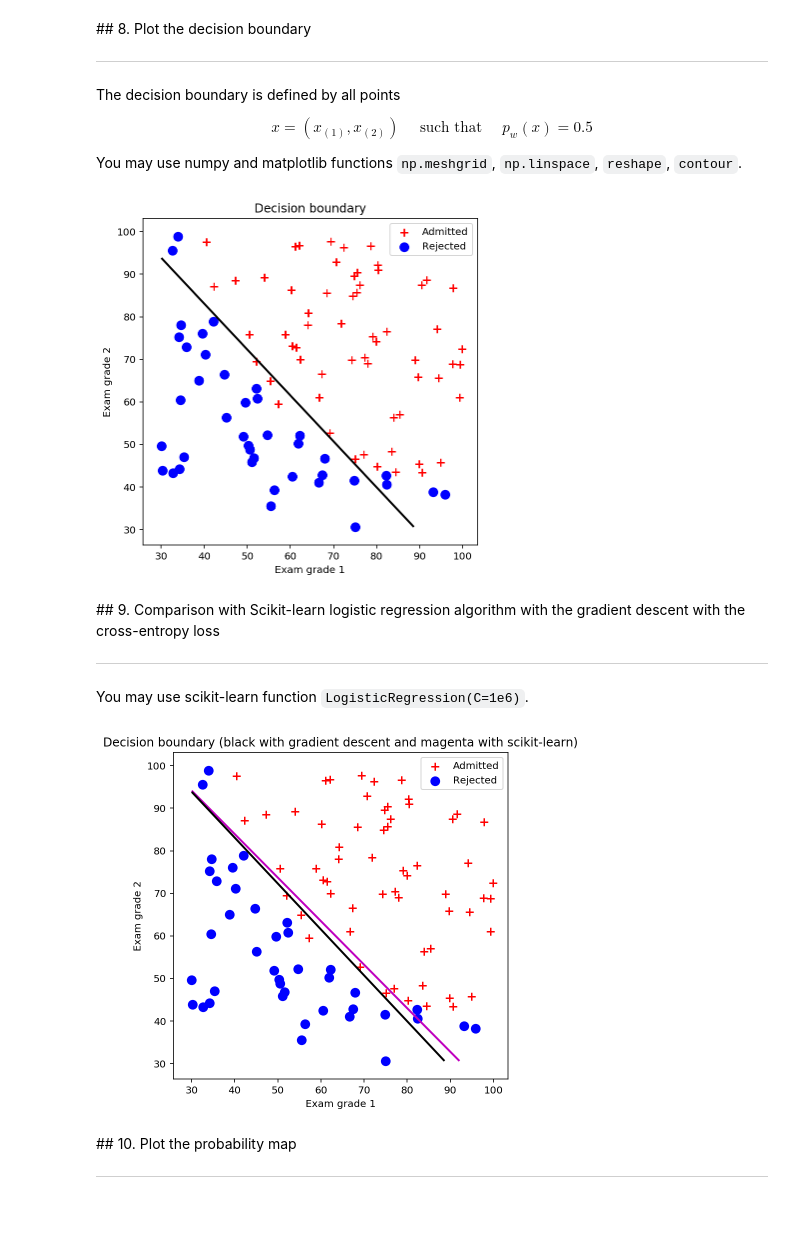
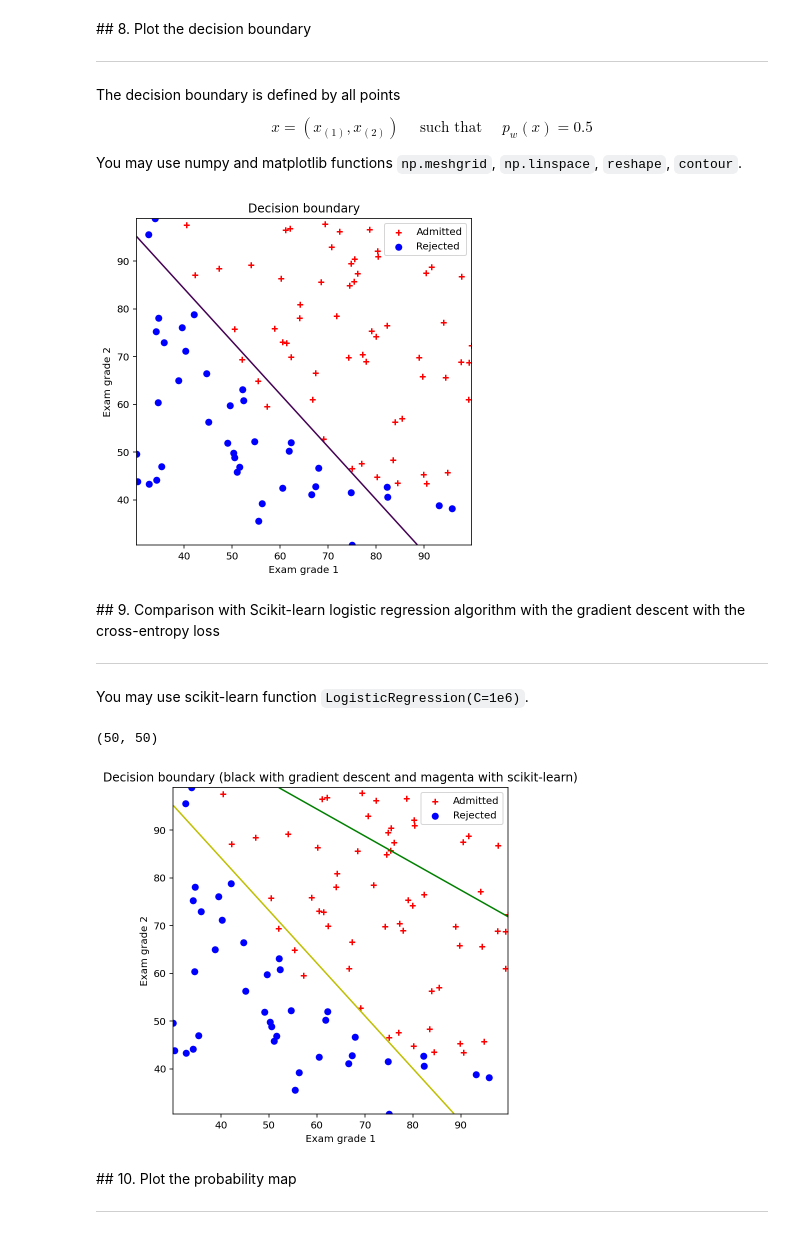
Before and after one commit to nh7881/machine_learning_project_class, a Jupyter notebook: exercise_04/assignment_04.ipynb, the cells around one changed output. Cells and saved outputs as stored; diff of their text form; code cells hidden in the pictures.

```diff
--- a/exercise_04/assignment_04.ipynb
+++ b/exercise_04/assignment_04.ipynb
@@ -295,7 +295,7 @@ def grad_desc(X, y , w_init=np.array([0,0,0])[:,None] ,tau=1e-4, max_iter=500):
         y_pred = f_pred(X, w) # linear predicition function
         grad_f = mse_grad(y_pred,y,X) # gradient of the loss
         w = w - tau* grad_f # update rule of gradient descent
-        L_iters[i] = loss_logreg(y_pred,y) # save the current loss value
+        L_iters[i] = mse_loss(y_pred,y) # save the current loss value
         w_iters[i,:] = w[0],w[1], w[2] # save the current w value
 
     return w, L_iters, w_iters
@@ -303,7 +303,7 @@ def grad_desc(X, y , w_init=np.array([0,0,0])[:,None] ,tau=1e-4, max_iter=500):
 
 # run gradient descent algorithm
 start = time.time()
-w_init = np.array([0,0,0])[:,None]
+w_init = np.array([-9.54850637,  0.08207761,  0.07441337])[:,None]
 tau = 1e-4; max_iter = 1000
 w, L_iters, w_iters = grad_desc(X,y,w_init,tau,max_iter)
 
@@ -330,70 +330,71 @@ You may use numpy and matplotlib functions `np.meshgrid`, `np.linspace`, `reshap
 # %%
 # compute values p(x) for multiple data points x
 x1_min, x1_max = X[:,1].min(), X[:,1].max() # min and max of grade 1
 x2_min, x2_max = X[:,2].min(), X[:,2].max() # min and max of grade 2
 xx1, xx2 = np.meshgrid(np.linspace(x1_min, x1_max), np.linspace(x2_min, x2_max)) # create meshgrid
 X2 = np.ones([np.prod(xx1.shape),3])
 X2[:,1] = xx1.reshape(-1)
 X2[:,2] = xx2.reshape(-1)
 p = f_pred(X2,w)
-p = p.reshape( )
-
+p = p.reshape(xx1.shape)
 
 # plot
 plt.figure(4,figsize=(6,6))
-plt.scatter( )
-plt.scatter( )
-plt.contour( )
+plt.scatter(x1[idx_admit], x2[idx_admit], marker='+', c='r')
+plt.scatter(x1[idx_rejec], x2[idx_rejec], marker='o', c='b')
+plt.contour(xx1,xx2, p, [0.5])
 plt.xlabel('Exam grade 1')
 plt.ylabel('Exam grade 2')
-plt.legend()
+plt.legend(['Admitted', 'Rejected'])
 plt.title('Decision boundary')
 plt.show()
 # %% [output]
-[figure, old version]
+[figure, new version]
 # %% [markdown]
 ## 9. Comparison with Scikit-learn logistic regression algorithm with the gradient descent with the cross-entropy loss
 <hr>
 
 You may use scikit-learn function `LogisticRegression(C=1e6)`.
+# %%
+p_sk.shape
+# %% [output]
+(50, 50)
 # %%
 # run logistic regression with scikit-learn
 start = time.time()
-logreg_sklearn = # scikit-learn logistic regression
-logreg_sklearn.fit( ) # learn the model parameters
+logreg_sklearn = LogisticRegression()# scikit-learn logistic regression
+logreg_sklearn.fit(data[:,:2], data[:,2]) # learn the model parameters
 
 # compute loss value
-w_sklearn = np.zeros([3,1])
-w_sklearn[0,0] =
-w_sklearn[1:3,0] =
-loss_sklearn = loss_logreg( )
+w_sklearn = [-9.54890101,  0.04208087,  0.07441648]
+loss_sklearn = ce_loss(f_pred(X, w_sklearn), y)
 
 # plot
 plt.figure(4,figsize=(6,6))
-plt.scatter( )
-plt.scatter( )
+plt.scatter(x1[idx_admit], x2[idx_admit], marker='+', c='r')
+plt.scatter(x1[idx_rejec], x2[idx_rejec], marker='o', c='b')
 plt.xlabel('Exam grade 1')
 plt.ylabel('Exam grade 2')
 
 x1_min, x1_max = X[:,1].min(), X[:,1].max() # grade 1
 x2_min, x2_max = X[:,2].min(), X[:,2].max() # grade 2
 
-xx1, xx2 = np.meshgrid( ) # create meshgrid
+xx1, xx2 = np.meshgrid(np.linspace(x1_min, x1_max), np.linspace(x2_min, x2_max)) # create meshgrid
 
 X2 = np.ones([np.prod(xx1.shape),3])
 X2[:,1] = xx1.reshape(-1)
 X2[:,2] = xx2.reshape(-1)
 
-p = f_pred( )
-p = p.reshape( )
-plt.contour( );
-plt.contour( );
+p_sk = f_pred(X2,w_sklearn)
+p_sk = p_sk.reshape(xx1.shape)
+plt.contour(xx1,xx2, p, [0.5], colors='y')
+plt.contour(xx1,xx2, p_sk, [0.5], colors='g')
 
 plt.title('Decision boundary (black with gradient descent and magenta with scikit-learn)')
-plt.legend()
+plt.legend(['Admitted', 'Rejected'])
 plt.show()
 # %% [output]
-[figure, old version]
+[figure, new version]
 # %% [markdown]
 ## 10. Plot the probability map
 <hr>
```
Also changed, not shown: parts of 3 cells of this notebook.
